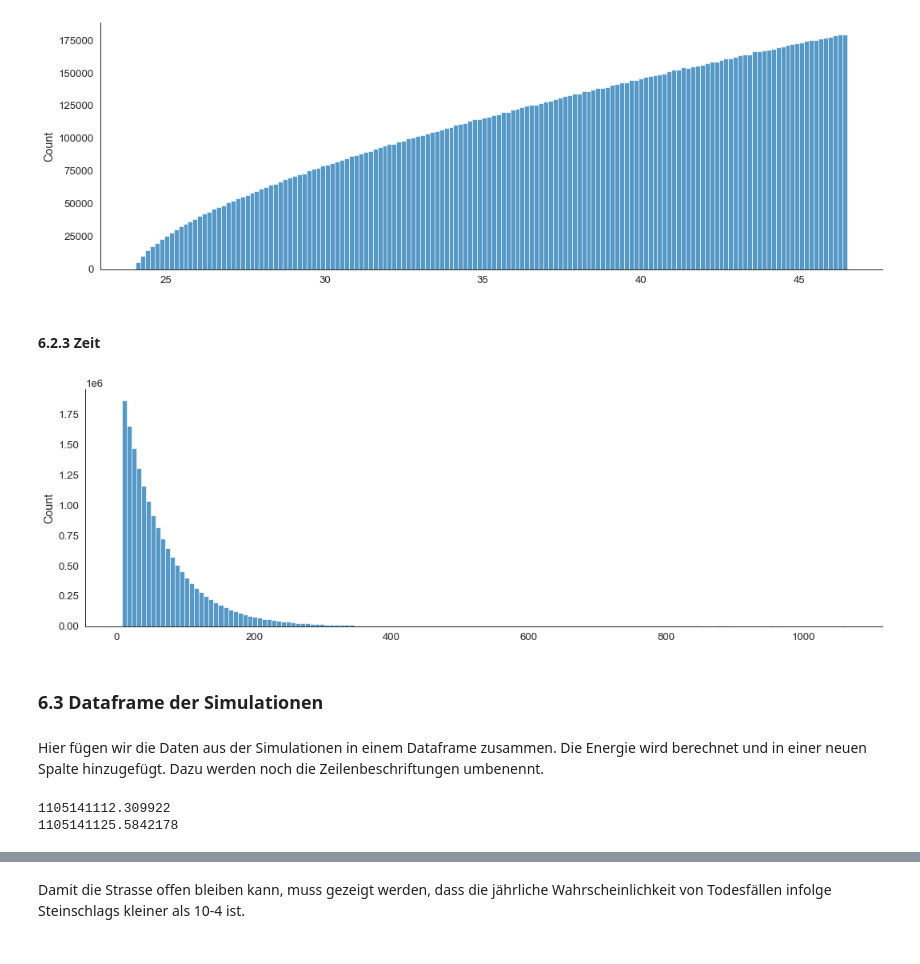
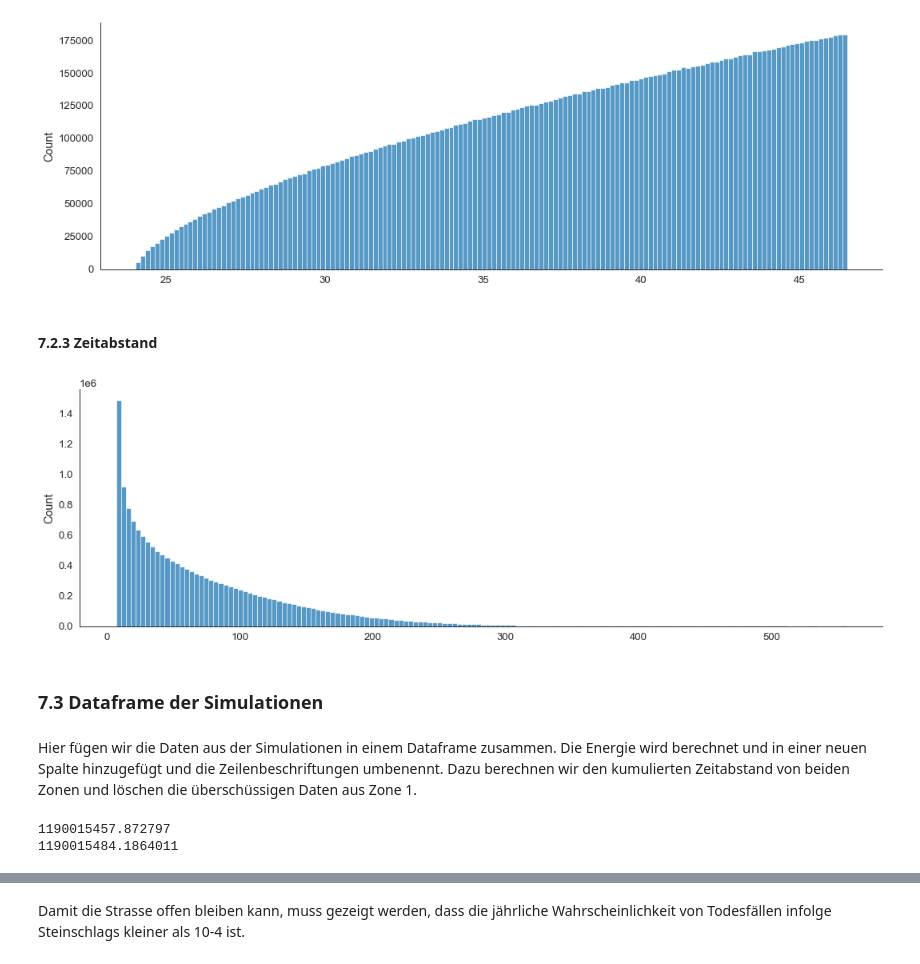
Before and after one commit to 7ben18/FHNW_Steinschlagrisiko, a Jupyter notebook: FHNW_Steinschlagrisiko.ipynb, the cells around one changed output, grey strips where cells are left out. Drawn from its saved outputs; the diff is of its cells as text; code cells hidden in the pictures.

```diff
--- a/FHNW_Steinschlagrisiko.ipynb
+++ b/FHNW_Steinschlagrisiko.ipynb
@@ -501,21 +489,21 @@ plot_verteilung(df_sim_geschw_zone2, sim_geschw_zone2)
 # %% [output]
 [figure]
 # %% [markdown]
-#### 6.2.3 Zeit
+#### 7.2.3 Zeitabstand
 # %%
-loc, scale = get_fitted_par(df_zeitabstand_zone2, "Zeitabstand", "expon")
-sim_zeit_zone2 = stats.expon.rvs(loc, scale, sim_2)
+a, loc, scale = get_fitted_par(df_zeitabstand_zone2, "Zeitabstand", "exponpow")
+sim_zeit_zone2 = stats.exponpow.rvs(a, loc, scale, sim_2)
 df_sim_zeit_zone2 = pd.DataFrame(sim_zeit_zone2)
 
 plot_verteilung(df_sim_zeit_zone2, sim_zeit_zone2)
 # %% [output]
-[figure, old version]
+[figure, new version]
 # %% [markdown]
-### 6.3 Dataframe der Simulationen
+### 7.3 Dataframe der Simulationen
 # %% [markdown]
-Hier fügen wir die Daten aus der Simulationen in einem Dataframe zusammen. Die Energie wird berechnet und in einer neuen Spalte hinzugefügt. Dazu werden noch die Zeilenbeschriftungen umbenennt.
+Hier fügen wir die Daten aus der Simulationen in einem Dataframe zusammen. Die Energie wird berechnet und in einer neuen Spalte hinzugefügt und die Zeilenbeschriftungen umbenennt. Dazu berechnen wir den kumulierten Zeitabstand von beiden Zonen und löschen die überschüssigen Daten aus Zone 1.
 # %%
-# Simulierte Masse, Geschwindigkeit, Zeit zusammenfügen
+# simulierte Masse, Geschwindigkeit, Zeit zusammenfügen
 df_simulation_zone1 = pd.concat([df_sim_masse_zone1, df_sim_geschw_zone1, df_sim_zeit_zone1], axis=1, join="inner")
 df_simulation_zone2 = pd.concat([df_sim_masse_zone2, df_sim_geschw_zone2, df_sim_zeit_zone2], axis=1, join="inner")
 
@@ -523,19 +511,19 @@ df_simulation_zone2 = pd.concat([df_sim_masse_zone2, df_sim_geschw_zone2, df_sim
 df_simulation_zone1.columns = ["Masse [kg]", "Geschwindigkeit [m/s]", "Zeitabstand [h]"]
 df_simulation_zone2.columns = ["Masse [kg]", "Geschwindigkeit [m/s]", "Zeitabstand [h]"]
 
-# Kummulierter Zeitabstand berechnen
-df_simulation_zone1["Kumm. Zeitabstand [h]"] = df_simulation_zone1["Zeitabstand [h]"].cumsum().round(1)
-df_simulation_zone2["Kumm. Zeitabstand [h]"] = df_simulation_zone2["Zeitabstand [h]"].cumsum().round(1)
+# Kumulierter Zeitabstand berechnen
+df_simulation_zone1["Kum. Zeitabstand [h]"] = df_simulation_zone1["Zeitabstand [h]"].cumsum().round(1)
+df_simulation_zone2["Kum. Zeitabstand [h]"] = df_simulation_zone2["Zeitabstand [h]"].cumsum().round(1)
 
-# Zone 1 auf den kummulierten Zeitabstand von Zone 2 anpassen, weil sonst nur noch Zone 1 simuliert wird.
+# Zone 1 auf den kumulierten Zeitabstand von Zone 2 anpassen, weil sonst nur noch Zone 1 simuliert wird.
 df_simulation_zone1 = df_simulation_zone1.drop(
-    df_simulation_zone1[df_simulation_zone1["Kumm. Zeitabstand [h]"] > max(df_simulation_zone2["Kumm. Zeitabstand [h]"])].index)
+    df_simulation_zone1[df_simulation_zone1["Kum. Zeitabstand [h]"] > max(df_simulation_zone2["Kum. Zeitabstand [h]"])].index)
 
 print(sum(df_simulation_zone1["Zeitabstand [h]"]))
 print(sum(df_simulation_zone2["Zeitabstand [h]"]))
 # %% [output]
-1105141112.309922
-1105141125.5842178
+1190015457.872797
+1190015484.1864011
 # %%
 # Beide Dataframes zusammenfügen
 frames = [df_simulation_zone1, df_simulation_zone2]
```
Also changed, not shown: parts of 55 cells of this notebook, 2 other files.
